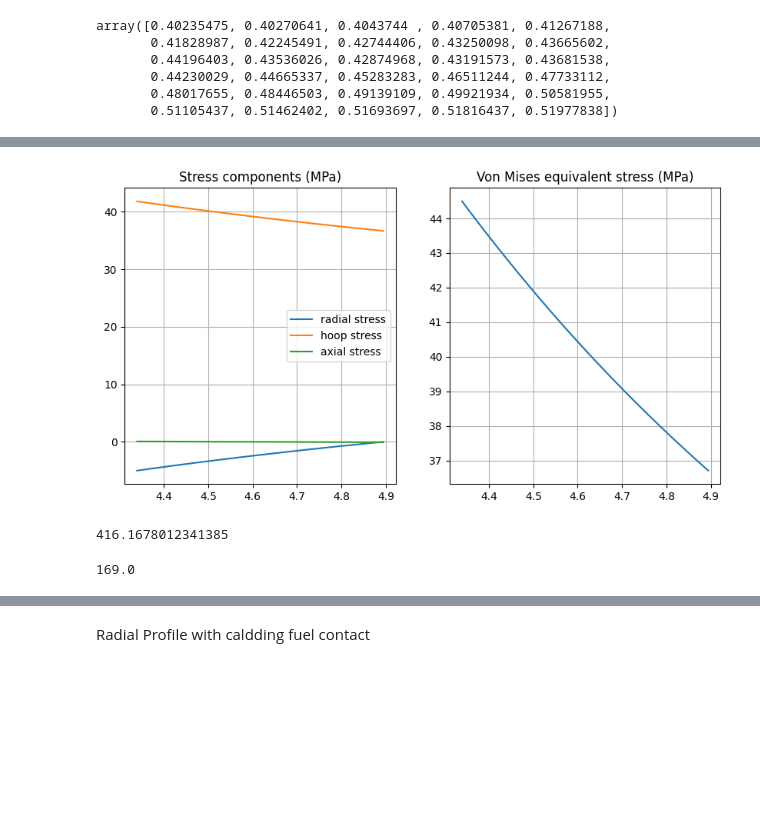
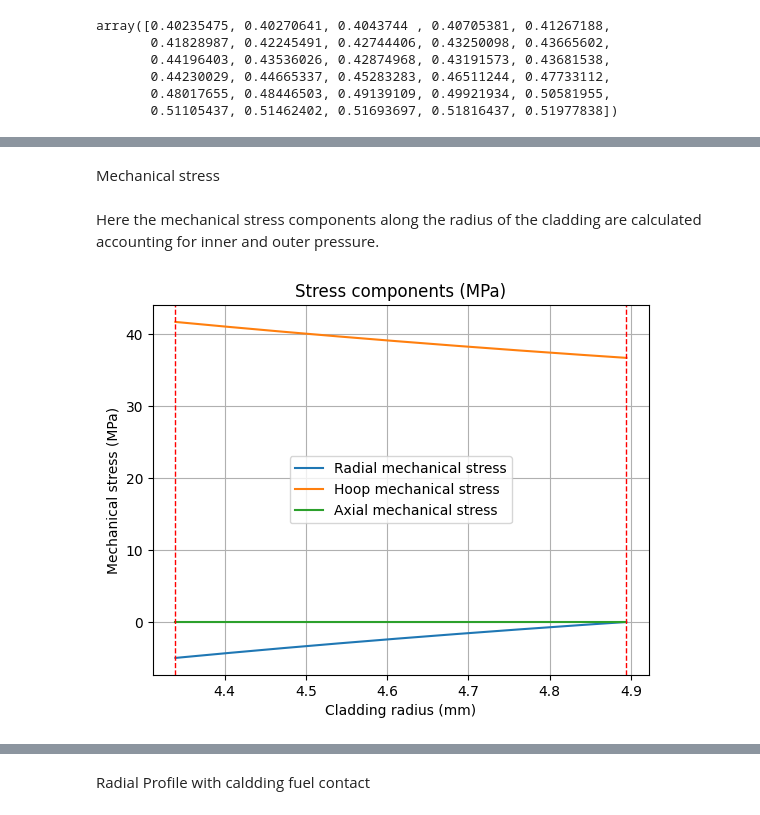
Before and after one commit to Andrea1999Broglia/ASTRID-reactor-fuel-pin-design, a Jupyter notebook: Reactor model.ipynb, the cells around one changed output, grey strips where cells are left out. Cells and saved outputs as stored; diff of their text form; code cells hidden in the pictures; blank space fills up the shorter version.

```diff
--- a/Reactor model.ipynb
+++ b/Reactor model.ipynb
@@ -1386,23 +1333,36 @@ array([41.74118231, 41.64017998, 41.53983099, 41.44012973, 41.34107064,
-# %%
-#plots
-fig, axs = plt.subplots(1, 2, figsize=(10,5))
-
-axs[0].plot(rvals, sigma_cladding_r, label="radial stress")
-axs[0].plot(rvals, sigma_cladding_theta, label="hoop stress")
-axs[0].plot(rvals, sigma_cladding_z, label="axial stress")
-axs[0].set_title('Stress components (MPa)')
-axs[0].legend()
-axs[0].grid()
-axs[1].plot(rvals, equivalent_stress)
-axs[1].set_title('Von Mises equivalent stress (MPa)')
-axs[1].grid()
-# %% [output]
-[figure, removed]
-# %%
-print(Yield_stress_c(np.average(T_c)))
-# %% [output]
-416.1678012341385
-# %%
-print((T_contact[23]))
-# %% [output]
-169.0
+# %% [markdown]
+Mechanical stress
+# %% [markdown]
+Here the mechanical stress components along the radius of the cladding are calculated accounting for inner and outer pressure.
+# %%
+#Mechanical
+a,b,r=sp.symbols("a b r")
+sigma_r=a/r**2+b
+
+sigma_cladding_rm=np.zeros(len(rvals))
+sigma_cladding_thetam=np.zeros(len(rvals))
+sigma_cladding_zm=np.zeros(len(rvals))
+C1=sp.Eq(sigma_r.subs(r,rvals[0]),-5) #MPa
+C2=sp.Eq(sigma_r.subs(r,rvals[-1]),0) #MPa
+
+parameters=sp.solve((C1,C2), [a,b])
+sigma_r=sigma_r.subs(parameters)
+sigma_theta=sigma_r+r*sigma_r.diff(r,1)
+
+for i in range(len(rvals)):
+    sigma_cladding_rm[i]=sigma_r.subs(r, rvals[i])
+    sigma_cladding_thetam[i]=sigma_theta.subs(r, rvals[i])
+
+plt.figure()
+plt.plot(rvals, sigma_cladding_rm, label="Radial mechanical stress")
+plt.plot(rvals, sigma_cladding_thetam, label="Hoop mechanical stress")
+plt.plot(rvals, sigma_cladding_zm, label="Axial mechanical stress")
+plt.xlabel("Cladding radius (mm)")
+plt.ylabel("Mechanical stress (MPa)")
+plt.title('Stress components (MPa)')
+plt.axvline(x=rvals[0], color="r", ls="--", linewidth=1)
+plt.axvline(x=rvals[-1], color="r", ls="--", linewidth=1)
+plt.legend()
+plt.grid()
+# %% [output]
+[figure, added]
```
Also changed, not shown: parts of 18 cells of this notebook.
